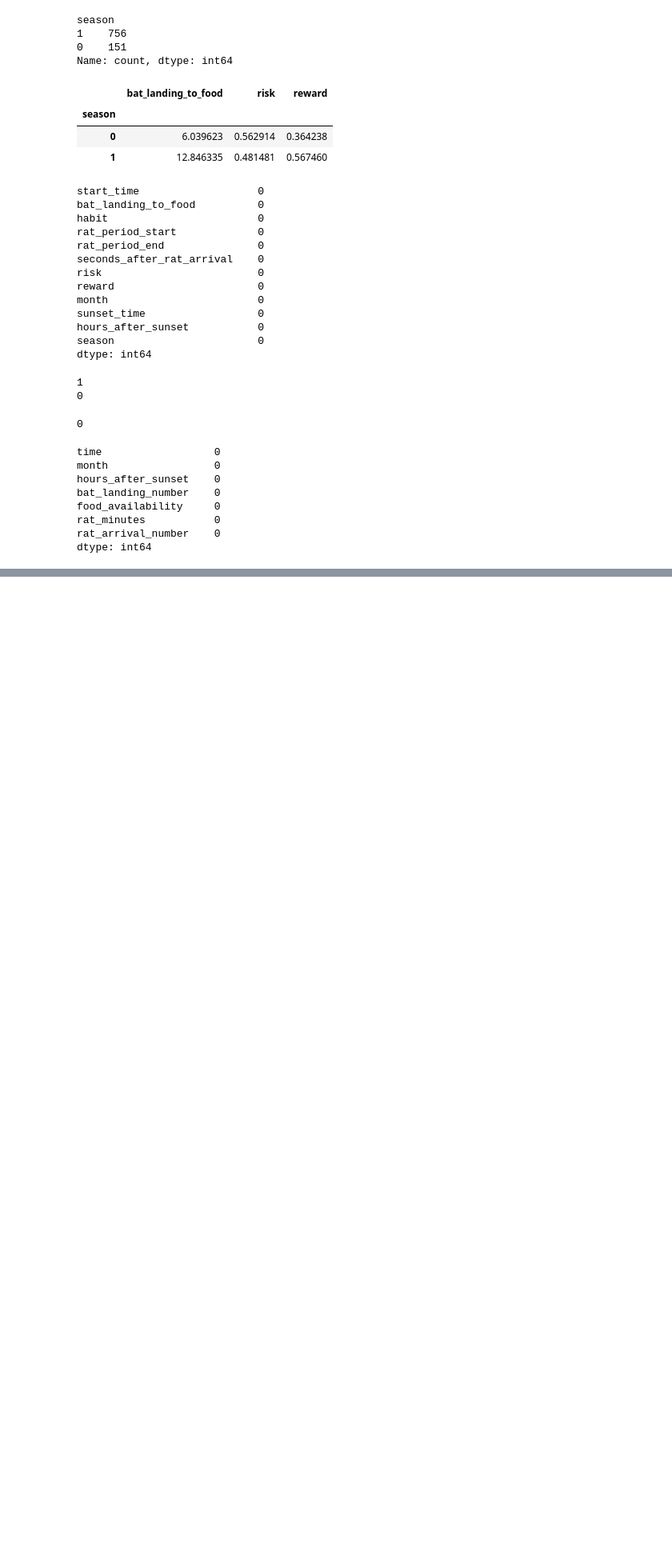
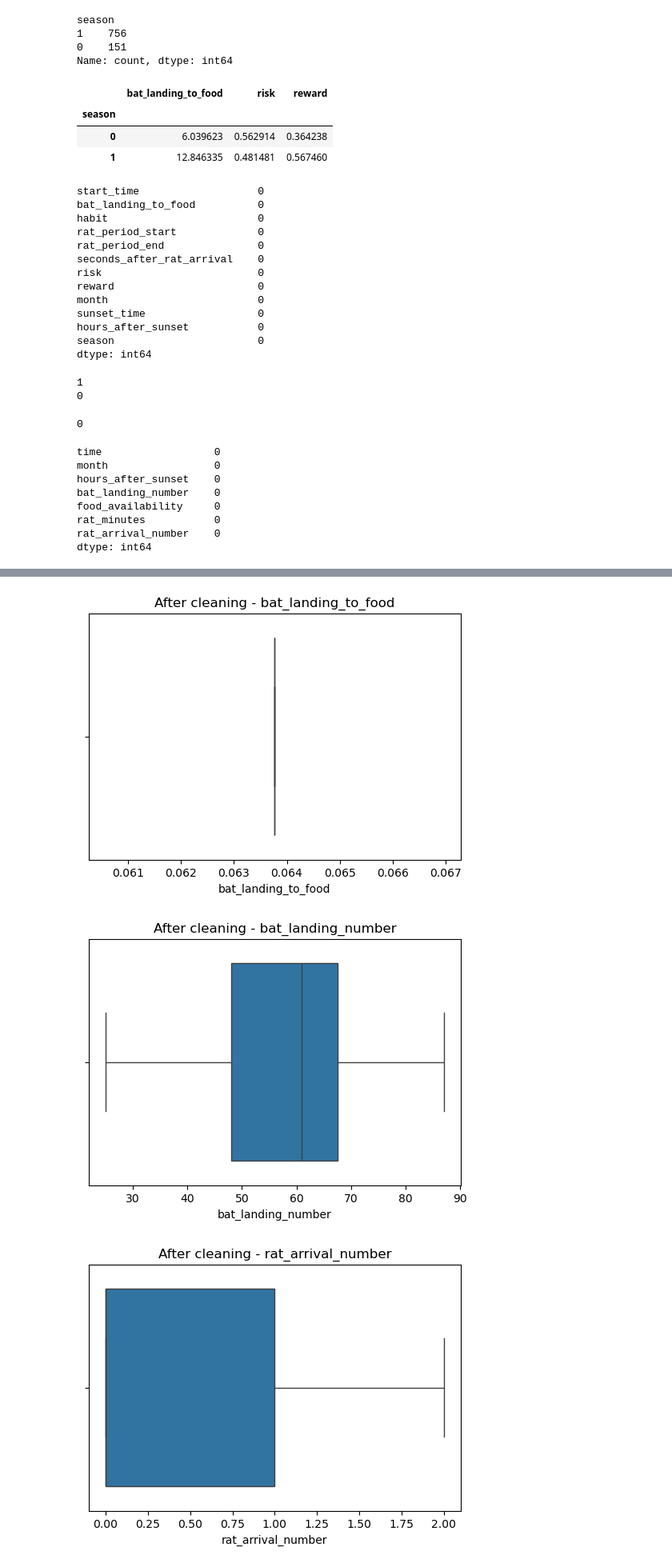
Before and after one commit to ipsakhadka/HIT140, a Jupyter notebook: assignment3.ipynb, the cells around one changed output, grey strips where cells are left out. Shown: that part at 80% size. Saved outputs shown, nothing was run; the diff lists cells and outputs as text; code cells hidden in the pictures; blank space fills up the shorter version.

```diff
--- a/assignment3.ipynb
+++ b/assignment3.ipynb
@@ -101,0 +189,23 @@ dtype: int64
+# %%
+# Remove outliers using IQR
+merged_clean = merged.copy()
+for col in numeric_cols:
+    Q1 = merged_clean[col].quantile(0.25)
+    Q3 = merged_clean[col].quantile(0.75)
+    IQR = Q3 - Q1
+    merged_clean = merged_clean[~((merged_clean[col] < (Q1 - 1.5 * IQR)) |
+                                  (merged_clean[col] > (Q3 + 1.5 * IQR)))]
+
+# Save cleaned dataset
+merged_clean.to_csv('merged_clean.csv', index=False)
+# %%
+# Plot after removing outliers
+for col in numeric_cols:
+    plt.figure(figsize=(6,4))
+    sns.boxplot(x=merged_clean[col])
+    plt.title(f'After cleaning - {col}')
+    plt.show()
+# %% [output]
+[figure, added]
+[figure, added]
+[figure, added]
```
Also changed, not shown: parts of 7 cells of this notebook, 2 other files.
